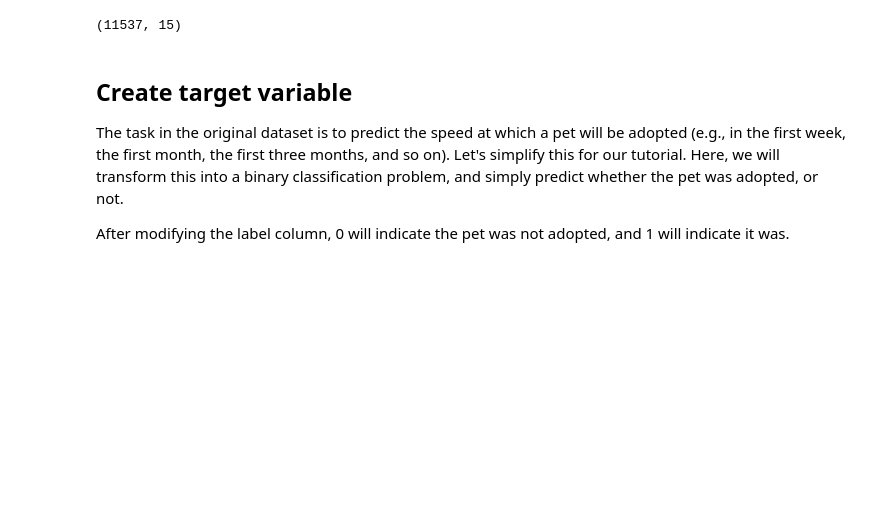
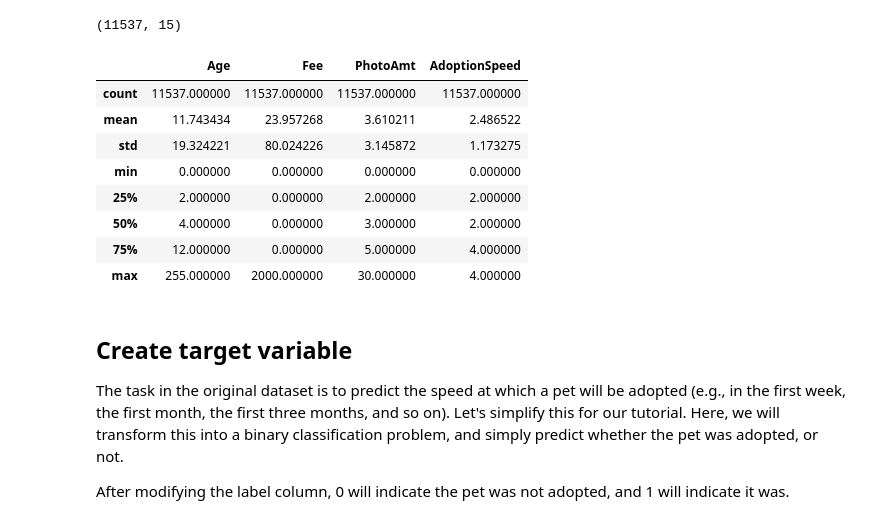
Before and after one commit to duybluemind1988/docs, a Jupyter notebook: site/en/tutorials/structured_data/feature_columns.ipynb, the cells around one changed output. Cells and saved outputs as stored; diff of their text form; code cells hidden in the pictures; blank space fills up the shorter version.

```diff
--- a/site/en/tutorials/structured_data/feature_columns.ipynb
+++ b/site/en/tutorials/structured_data/feature_columns.ipynb
@@ -127,6 +127,18 @@ dataframe.head()
 dataframe.shape
 # %% [output]
 (11537, 15)
+# %%
+dataframe.describe()
+# %% [output]
+|  | Age | Fee | PhotoAmt | AdoptionSpeed |
+| count | 11537.000000 | 11537.000000 | 11537.000000 | 11537.000000 |
+| mean | 11.743434 | 23.957268 | 3.610211 | 2.486522 |
+| std | 19.324221 | 80.024226 | 3.145872 | 1.173275 |
+| min | 0.000000 | 0.000000 | 0.000000 | 0.000000 |
+| 25% | 2.000000 | 0.000000 | 2.000000 | 2.000000 |
+| 50% | 4.000000 | 0.000000 | 3.000000 | 2.000000 |
+| 75% | 12.000000 | 0.000000 | 5.000000 | 4.000000 |
+| max | 255.000000 | 2000.000000 | 30.000000 | 4.000000 |
 # %% [markdown]
 ## Create target variable
 
```
Also changed, not shown: parts of 1 cell of this notebook.
